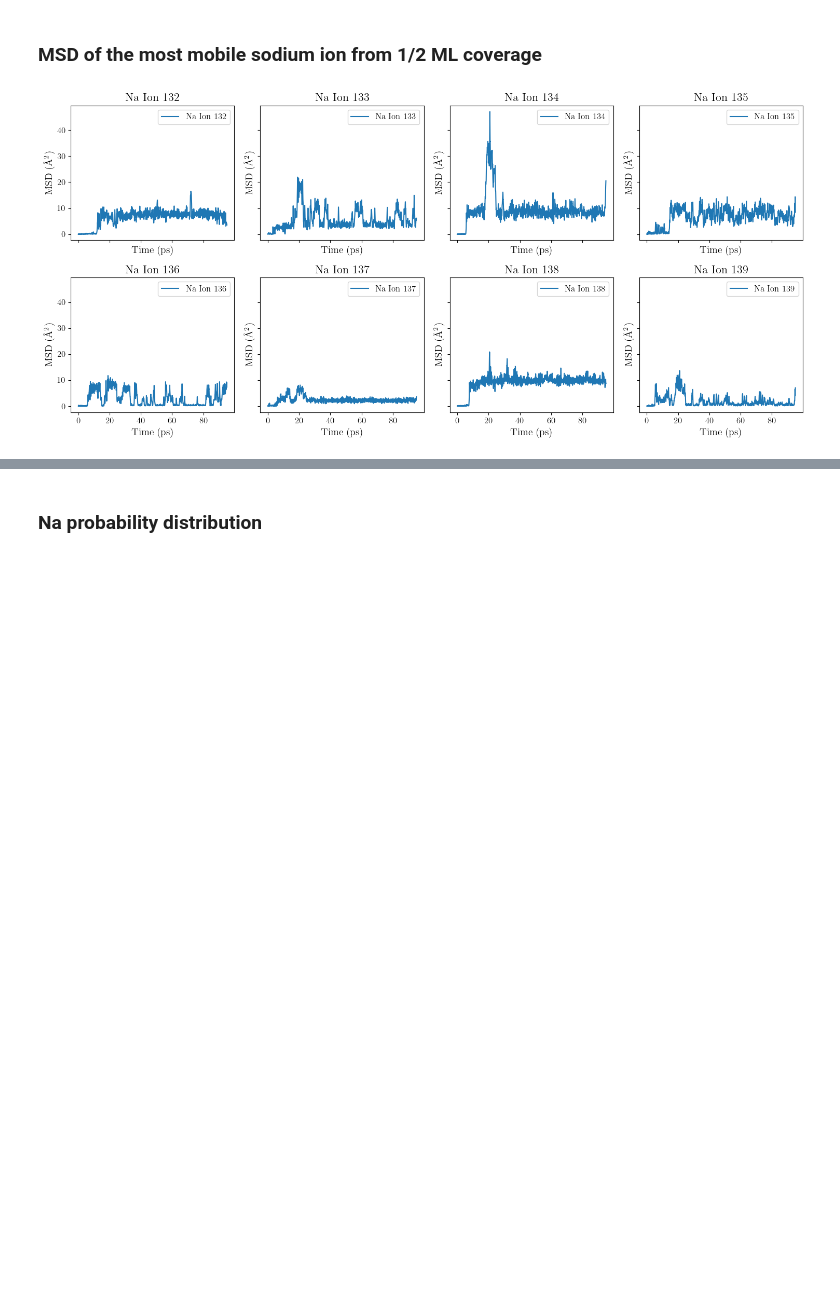
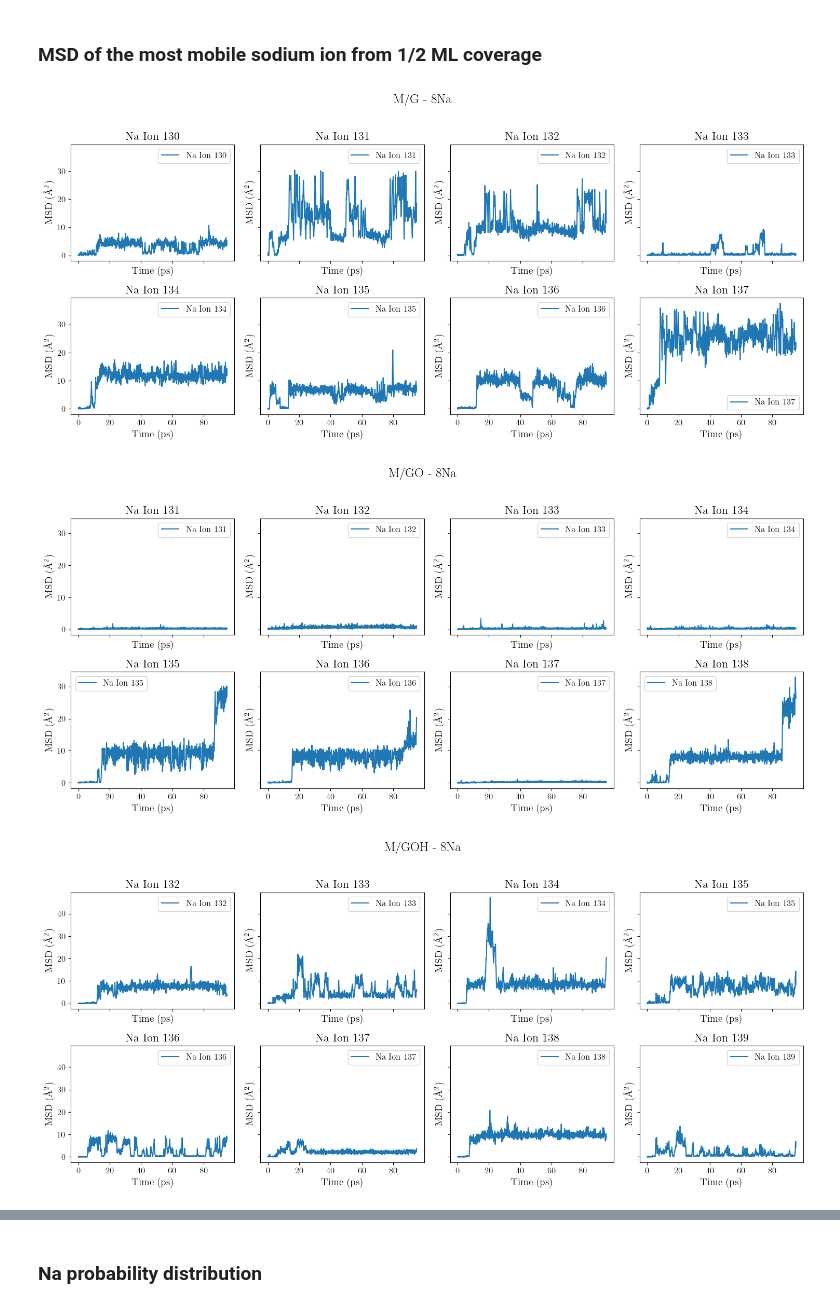
Before and after one commit to joehart2001/WA_MACE-MP-0, a Jupyter notebook: na_analysis.ipynb, the cells around one changed output, grey strips where cells are left out. Drawn from its saved outputs; the diff is of its cells as text; code cells hidden in the pictures; blank space fills up the shorter version.

```diff
--- a/na_analysis.ipynb
+++ b/na_analysis.ipynb
@@ -530,46 +539,52 @@ mgoh_na_many_flip_norelax_traj_500_100000 = io.read("trajectories/mgoh_na_many_o
 # %%
 import numpy as np
 import matplotlib.pyplot as plt
 
-# Select the trajectory
-traj = mgoh_na_many_flip_norelax_traj_500_100000
+data = [mg_na_many_flip_norelax_traj_500_100000, mgo_na_many_flip_norelax_traj_500_100000, mgoh_na_many_flip_norelax_traj_500_100000]
+labels = ['M/G - 8Na', 'M/GO - 8Na', 'M/GOH - 8Na']
 
-# Get sodium indices
-sodium_indices = [i for i, atom in enumerate(traj[0]) if atom.symbol == 'Na']
-num_na = len(sodium_indices)
+for traj, label in zip(data, labels):
 
-# Prepare MSD calculations
-n_frames = len(traj)
+    # Get sodium indices
+    sodium_indices = [i for i, atom in enumerate(traj[0]) if atom.symbol == 'Na']
+    num_na = len(sodium_indices)
 
-# Set up subplots: 2 rows × 4 columns
-fig, axes = plt.subplots(2, 4, figsize=(15, 7), sharex=True, sharey=True)
-axes = axes.flatten()  # Flatten for easy iteration
+    # Prepare MSD calculations
+    n_frames = len(traj)
 
-time_step = 1  # Adjust based on your trajectory timestep
-time_axis = np.arange(n_frames) * time_step / 100  # Convert to ps
+    # Set up subplots: 2 rows × 4 columns
+    fig, axes = plt.subplots(2, 4, figsize=(15, 7), sharex=True, sharey=True)
+    axes = axes.flatten()  # Flatten for easy iteration
 
-# Loop over all Na ions
-for i, na_index in enumerate(sodium_indices):
-    positions = np.array([atoms[na_index].position for atoms in traj])  # Get positions for this Na ion
+    time_step = 1  # Adjust based on your trajectory timestep
+    time_axis = np.arange(n_frames) * time_step / 100  # Convert to ps
 
-    # Compute MSD using the initial position as reference
-    initial_position = positions[0]  # Fixed starting point
-    displacements = positions - initial_position  # Displacement from start
-    msd = np.sum(displacements**2, axis=1)  # Squared displacement
+    # Loop over all Na ions
+    for i, na_index in enumerate(sodium_indices):
+        positions = np.array([atoms[na_index].position for atoms in traj])  # Get positions for this Na ion
 
-    # Plot in the corresponding subplot
-    ax = axes[i]
-    ax.plot(time_axis, msd, label=f"Na Ion {na_index}")
-    ax.set_title(f"Na Ion {na_index}")
-    ax.set_xlabel("Time (ps)")
-    ax.set_ylabel(r"MSD ($\mathrm{\AA^2}$)")
-    ax.legend()
+        # Compute MSD using the initial position as reference
+        initial_position = positions[0]  # Fixed starting point
+        displacements = positions - initial_position  # Displacement from start
+        msd = np.sum(displacements**2, axis=1)  # Squared displacement
 
-# Adjust layout
-plt.tight_layout()
-plt.show()
+        # Plot in the corresponding subplot
+        ax = axes[i]
+        ax.plot(time_axis, msd, label=f"Na Ion {na_index}")
+        ax.set_title(f"Na Ion {na_index}")
+        ax.set_xlabel("Time (ps)")
+        ax.set_ylabel(r"MSD ($\mathrm{\AA^2}$)")
+        ax.legend()
+
+    # Adjust layout
+    plt.tight_layout()
+    plt.suptitle(label, fontsize = 18)
+    plt.tight_layout(rect=[0, 0, 1, 0.96])
+    plt.show()
 # %% [output]
-[figure, old version]
+[figure, new version]
+[figure, added]
+[figure, added]
 # %%
 import numpy as np
 import matplotlib.pyplot as plt
```
Also changed, not shown: parts of 7 cells of this notebook, 2 other files.
